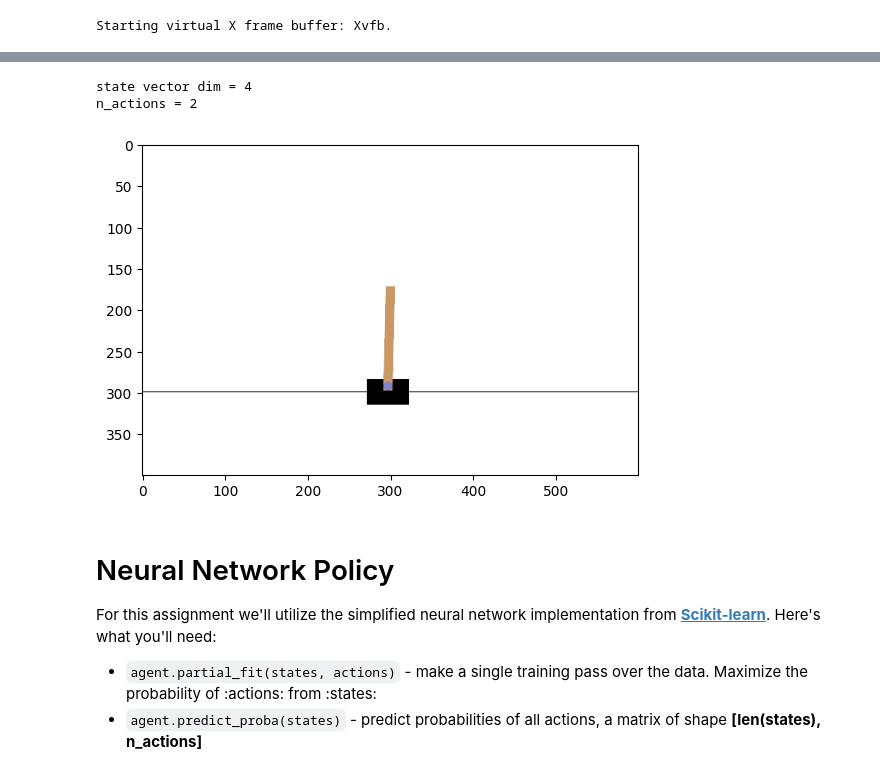
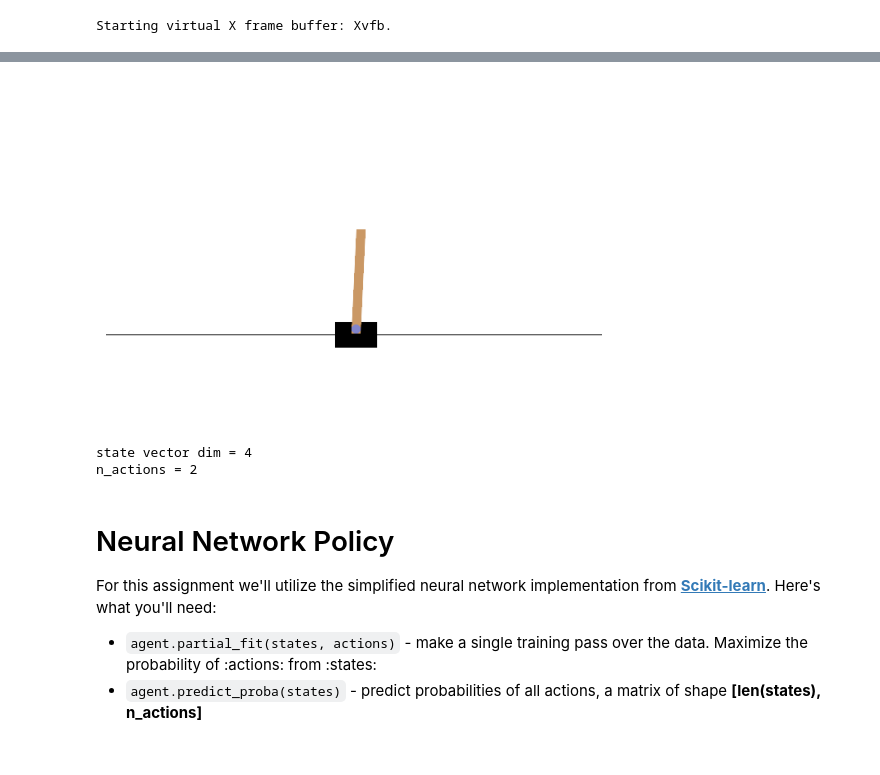
Before and after one commit to g0djan/Practical_RL, a Jupyter notebook: week01_intro/deep_crossentropy_method.ipynb, the cells around one changed output, grey strips where cells are left out. Saved outputs shown, nothing was run; the diff lists cells and outputs as text; code cells hidden in the pictures.

Commit message:
Image with CUML

```diff
--- a/week01_intro/deep_crossentropy_method.ipynb
+++ b/week01_intro/deep_crossentropy_method.ipynb
@@ -30,25 +91,41 @@ Requirement already satisfied: pygame>=2.1.3 in /usr/local/lib/python3.11/dist-p
 # %%
+import os
+os.environ['SDL_AUDIODRIVER'] = 'dummy'
+os.environ["XDG_RUNTIME_DIR"] = "/tmp"
 import gymnasium as gym
 import numpy as np
 import matplotlib.pyplot as plt
 %matplotlib inline
 
 # if you see "<classname> has no attribute .env", remove .env or update gym
 env = gym.make("CartPole-v0", render_mode="rgb_array").env
 
 env.reset()
 n_actions = env.action_space.n
 state_dim = env.observation_space.shape[0]
 
-plt.imshow(env.render())
+observation, _ = env.reset()
+
+# Take one step to generate a frame
+observation, reward, done, truncated, info = env.step(env.action_space.sample())
+
+# Get rendered frame (as an RGB image)
+frame = env.render()
+
+# Plot the frame in Jupyter
+plt.imshow(frame)
+plt.axis('off')  # Hide axis for cleaner image
+plt.show()
+
+# plt.imshow(env.render())
 print("state vector dim =", state_dim)
 print("n_actions =", n_actions)
 
 env.close()
 # %% [output]
+[figure, new version]
 state vector dim = 4
 n_actions = 2
-[figure, old version]
 # %% [markdown]
 # Neural Network Policy
 
```
Also changed, not shown: parts of 10 cells of this notebook, 3 other files.
